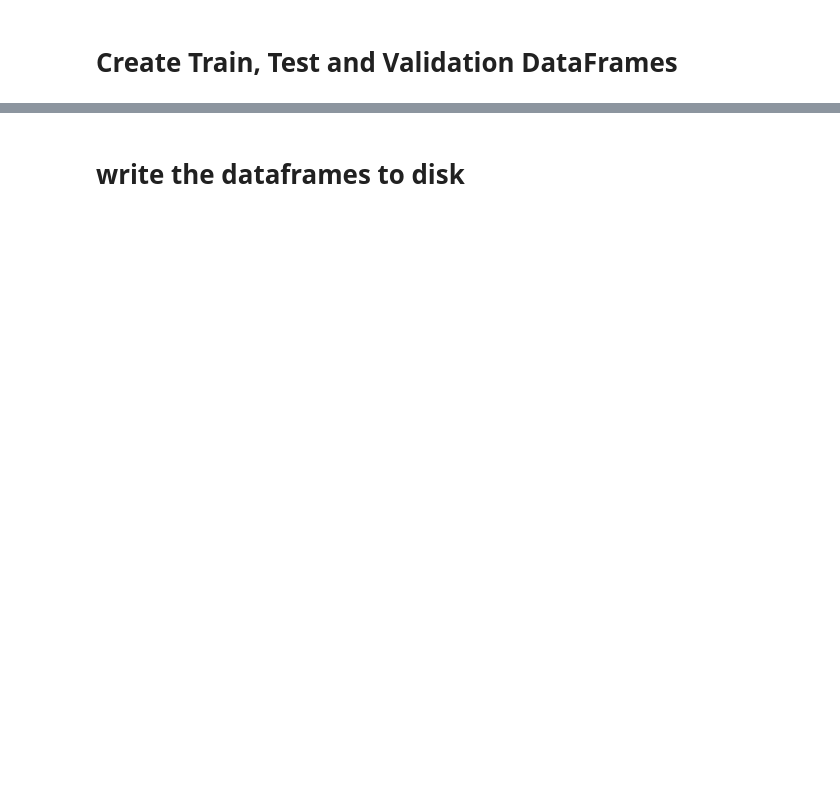
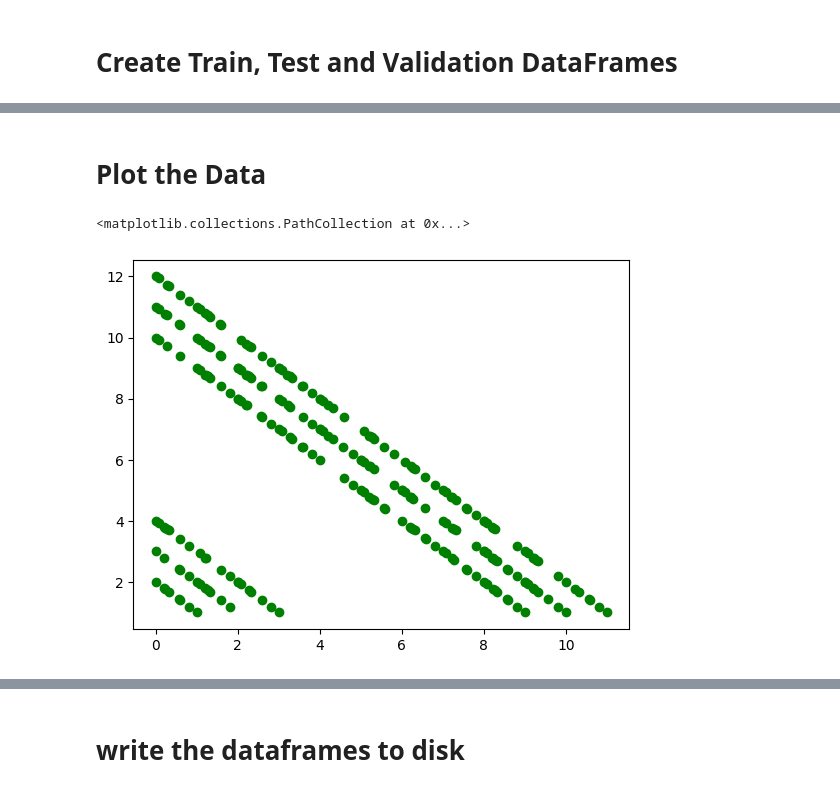
Before and after one commit to rtp-gcp/Keras-Philosophy, a Jupyter notebook: notebooks/simple_clean_data_aug_norm.ipynb, the cells around one changed output, grey strips where cells are left out. Saved outputs shown, nothing was run; the diff lists cells and outputs as text; code cells hidden in the pictures; blank space fills up the shorter version.

```diff
--- a/notebooks/simple_clean_data_aug_norm.ipynb
+++ b/notebooks/simple_clean_data_aug_norm.ipynb
@@ -166,0 +181,7 @@ valid shape:  (540, 3)
+# %% [markdown]
+# Plot the Data
+# %%
+plt.scatter(train_df['y'], train_df['x'], c='green')
+# %% [output]
+<matplotlib.collections.PathCollection at 0x...>
+[figure, added]
```
Also changed, not shown: parts of 21 cells of this notebook, 2 other files.
